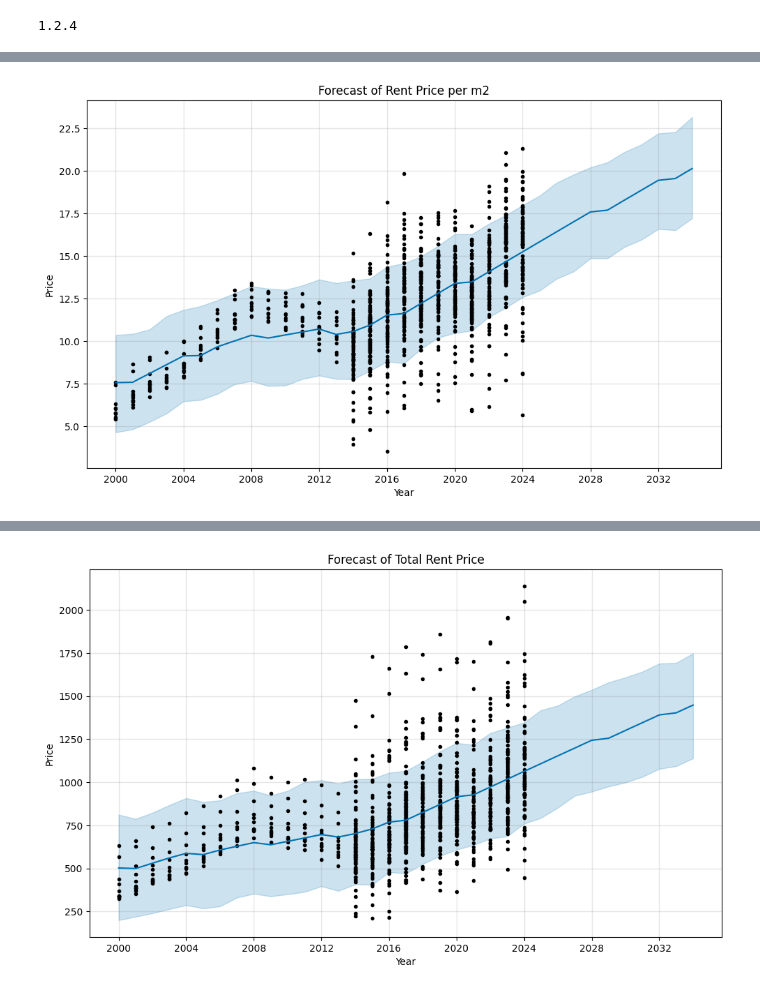
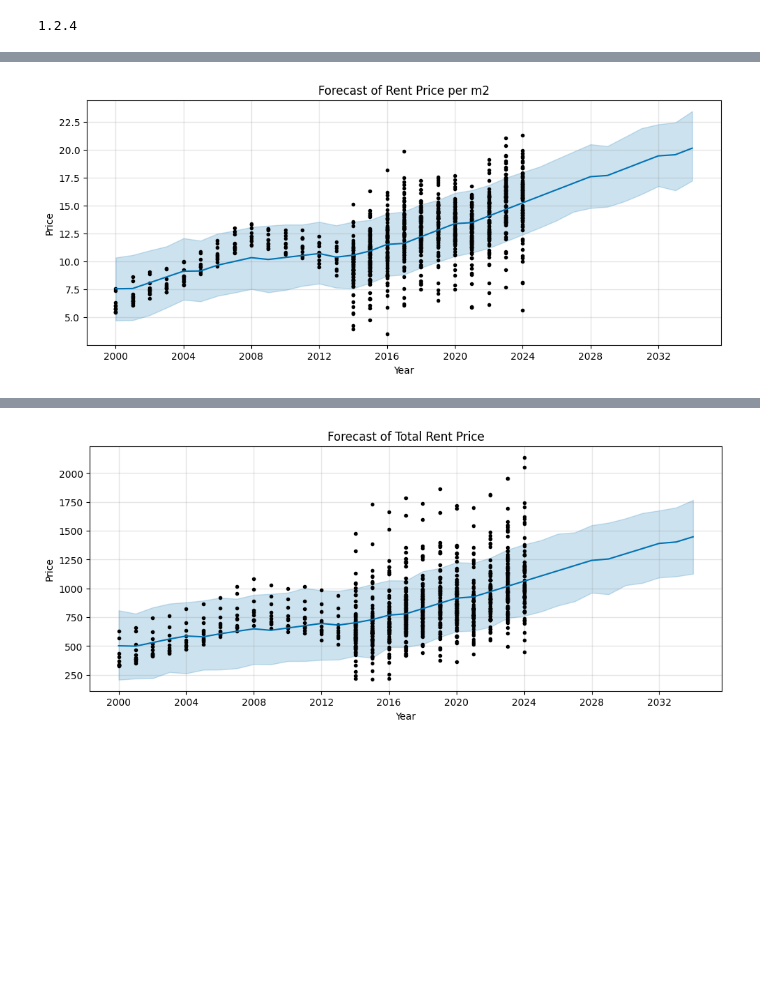
Before and after one commit to pdpau/catalan-realestate-price-prediction, a Jupyter notebook: src/model_opcio2_pisos_barcelona.ipynb, the cells around one changed output, grey strips where cells are left out. Cells and saved outputs as stored; diff of their text form; code cells hidden in the pictures; blank space fills up the shorter version.

```diff
--- a/src/model_opcio2_pisos_barcelona.ipynb
+++ b/src/model_opcio2_pisos_barcelona.ipynb
@@ -163,8 +163,8 @@ def prepare_data(df, column):
     return df
 
 # Train and predict using Prophet
-def train_and_predict(df, periods, freq='Y'):
-    model = Prophet(stan_backend='CMDSTANPY')
+def train_and_predict(df, periods, freq='YE'):
+    model = Prophet()
     model.fit(df)
     future = model.make_future_dataframe(periods=periods, freq=freq)
     forecast = model.predict(future)
@@ -173,9 +173,33 @@ def train_and_predict(df, periods, freq='Y'):
 # Plot the forecast
 def plot_forecast(model, forecast, title):
     fig = model.plot(forecast)
+    fig.set_size_inches(10, 4)
     plt.title(title)
+    plt.ticklabel_format(style='plain', axis='y')
     plt.xlabel('Year')
     plt.ylabel('Price')
+    plt.show()
+
+# Plot the forecast with dual y-axes
+def plot_forecast_dual_y(model_rent, forecast_rent, rent_data, model_sale, forecast_sale, sale_data, title):
+    fig, ax1 = plt.subplots(figsize=(10, 3))
+    color = 'tab:blue'
+    ax1.set_xlabel('Year')
+    ax1.set_ylabel('Total Rent Price (€)', color=color)
+    ax1.plot(forecast_rent['ds'], forecast_rent['yhat'], label='Forecasted Total Rent Price', color=color)
+    ax1.scatter(rent_data['ds'], rent_data['y'], color=color, marker='o', label='Historical Total Rent Price')
+    ax1.tick_params(axis='y', labelcolor=color)
+
+
+    ax2 = ax1.twinx()
+    color = 'tab:orange'
+    ax2.set_ylabel('Total Sale Price (€)', color=color)
+    ax2.plot(forecast_sale['ds'], forecast_sale['yhat'], label='Forecasted Total Sale Price', color=color)
+    ax2.scatter(sale_data['ds'], sale_data['y'], color=color, marker='o', label='Historical Total Sale Price')
+    ax2.tick_params(axis='y', labelcolor=color)
+
+    fig.tight_layout()
+    plt.title(title)
     plt.show()
 
 # Load Data with specified encoding
@@ -213 +237 @@ plot_forecast(model_total_sale_price, forecast_total_sale_price, 'Forecast of To
-[figure, old version]
+[figure, new version]
@@ -216 +240 @@ plot_forecast(model_total_sale_price, forecast_total_sale_price, 'Forecast of To
-[figure, old version]
+[figure, new version]
```
Also changed, not shown: parts of 11 cells of this notebook, 3 other files.
